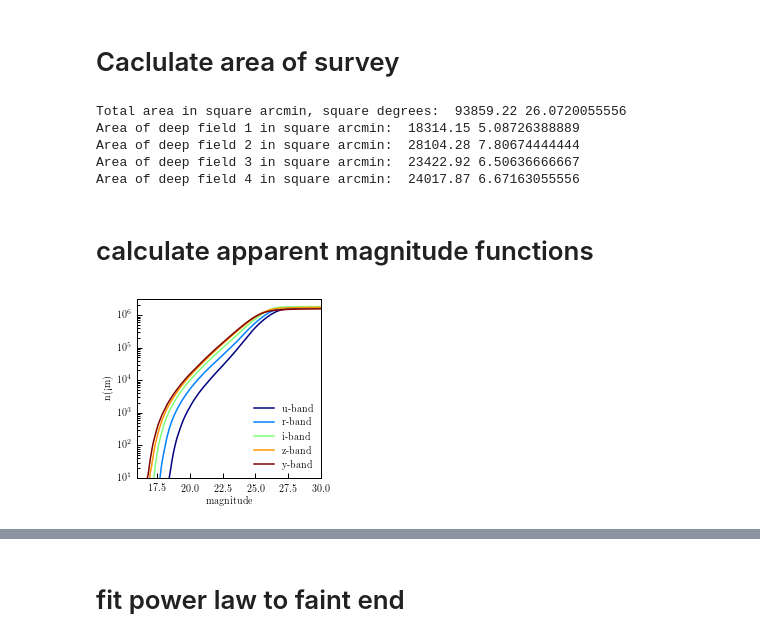
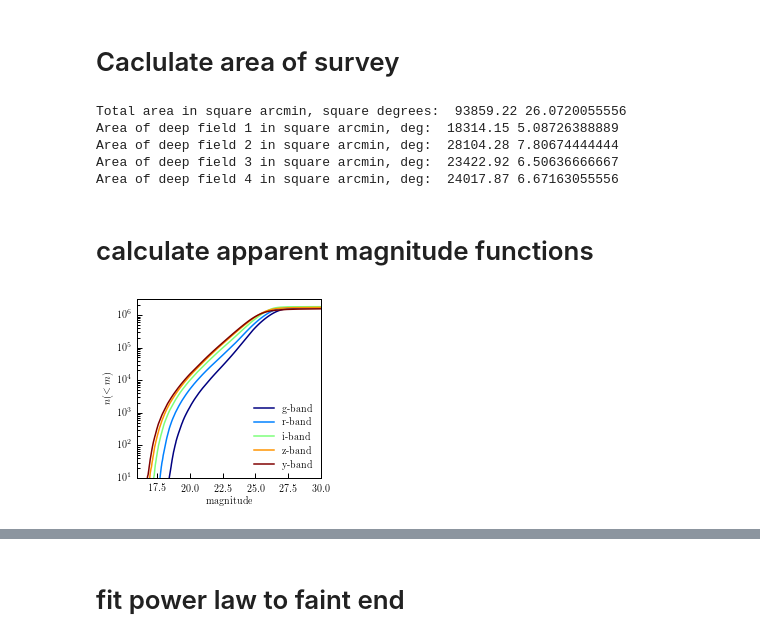
Before and after one commit to LSSTDESC/descqa, a Jupyter notebook: descqagen/app_mag_func_test/notebooks/HSC_app_mag_func.ipynb, the cells around one changed output, grey strips where cells are left out. Cells and saved outputs as stored; diff of their text form; code cells hidden in the pictures.

```diff
--- a/descqagen/app_mag_func_test/notebooks/HSC_app_mag_func.ipynb
+++ b/descqagen/app_mag_func_test/notebooks/HSC_app_mag_func.ipynb
@@ -175,25 +180,26 @@ area_sq_deg = area_sq_arcmin/3600.0
 print('Total area in square arcmin, square degrees: ', area_sq_arcmin, area_sq_deg)
 
 #calculate area of individual fields
+#from table 3 in Hiroaki + 2017, deep area=26 deg^2
 
 full_area_sq_arcmin = float(len(hsc_randoms[ran_field_mask_1]))/100.0
 full_area_sq_deg = full_area_sq_arcmin/3600.0
-print('Area of deep field 1 in square arcmin: ', full_area_sq_arcmin, full_area_sq_deg)
+print('Area of deep field 1 in square arcmin, deg: ', full_area_sq_arcmin, full_area_sq_deg)
 area_sq_arcmin = float(len(hsc_randoms[ran_field_mask_2]))/100.0
 area_sq_deg = area_sq_arcmin/3600.0
-print('Area of deep field 2 in square arcmin: ', area_sq_arcmin, area_sq_deg)
+print('Area of deep field 2 in square arcmin, deg: ', area_sq_arcmin, area_sq_deg)
 area_sq_arcmin = float(len(hsc_randoms[ran_field_mask_3]))/100.0
 area_sq_deg = area_sq_arcmin/3600.0
-print('Area of deep field 3 in square arcmin: ', area_sq_arcmin, area_sq_deg)
+print('Area of deep field 3 in square arcmin, deg: ', area_sq_arcmin, area_sq_deg)
 area_sq_arcmin = float(len(hsc_randoms[ran_field_mask_4]))/100.0
 area_sq_deg = area_sq_arcmin/3600.0
-print('Area of deep field 4 in square arcmin: ', area_sq_arcmin, area_sq_deg)
+print('Area of deep field 4 in square arcmin, deg: ', area_sq_arcmin, area_sq_deg)
 # %% [output]
 Total area in square arcmin, square degrees:  93859.22 26.0720055556
-Area of deep field 1 in square arcmin:  18314.15 5.08726388889
-Area of deep field 2 in square arcmin:  28104.28 7.80674444444
-Area of deep field 3 in square arcmin:  23422.92 6.50636666667
-Area of deep field 4 in square arcmin:  24017.87 6.67163055556
+Area of deep field 1 in square arcmin, deg:  18314.15 5.08726388889
+Area of deep field 2 in square arcmin, deg:  28104.28 7.80674444444
+Area of deep field 3 in square arcmin, deg:  23422.92 6.50636666667
+Area of deep field 4 in square arcmin, deg:  24017.87 6.67163055556
 # %% [markdown]
 # calculate apparent magnitude functions
 # %%
@@ -225,19 +262,19 @@ n_y = N_y/full_area_sq_deg #cumulative number density
 # %%
 #plot cumulative mag functions
-colors = pl.cm.jet(np.linspace(0,1,5))
+colors = plt.cm.jet(np.linspace(0,1,5))
 plt.figure(figsize=(3.3,3.3))
 l1, = plt.plot(g_mag, n_g, '-', color=colors[0])
 l2, = plt.plot(r_mag, n_r, '-', color=colors[1])
 l3, = plt.plot(i_mag, n_i, '-', color=colors[2])
 l4, = plt.plot(z_mag, n_z, '-', color=colors[3])
 l5, = plt.plot(y_mag, n_y, '-', color=colors[4])
 plt.yscale('log')
 plt.xlim([16,30])
 plt.ylim([10,10**6.5])
 plt.xlabel('magnitude')
-plt.ylabel('n(<m)')
-plt.legend([l1, l2, l3, l4, l5],['u-band','r-band','i-band','z-band','y-band'],
+plt.ylabel(r'$n(<m)$')
+plt.legend([l1, l2, l3, l4, l5],['g-band','r-band','i-band','z-band','y-band'],
            frameon=False, fontsize=10, loc='lower right')
 plt.show()
 # %% [output]
-[figure, old version]
+[figure, new version]
```
Also changed, not shown: parts of 7 cells of this notebook, 2 other files.
